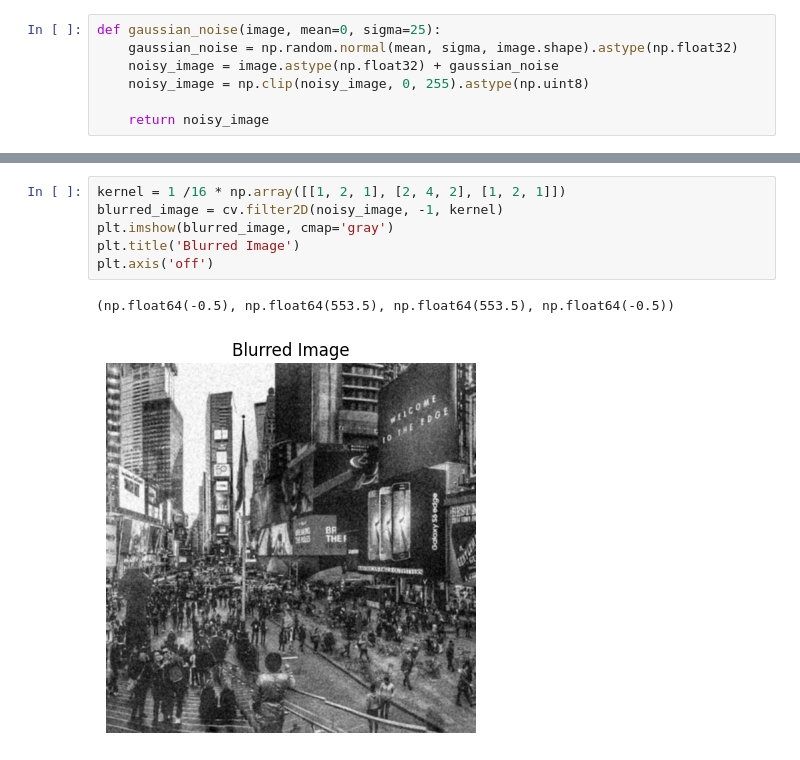
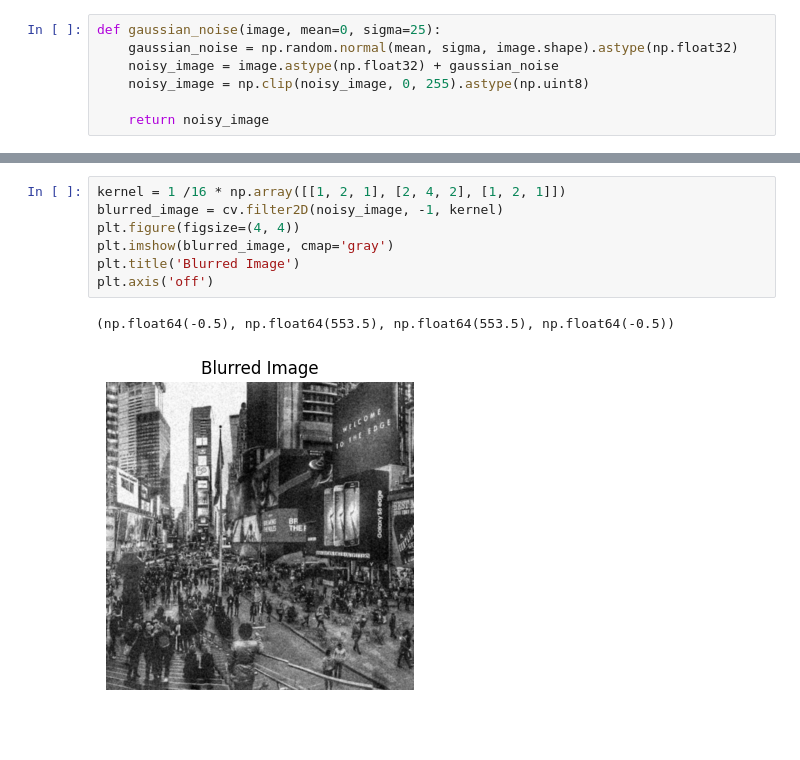
Before and after one commit to DarkDreamerr/CV-2026-H12, a Jupyter notebook: Experiment 4/gaussian.ipynb, the cells around one changed output, grey strips where cells are left out. Cells and saved outputs as stored; diff of their text form; blank space fills up the shorter version.

```diff
--- a/Experiment 4/gaussian.ipynb
+++ b/Experiment 4/gaussian.ipynb
@@ -38,12 +34,13 @@ plt.axis('off')
 # %%
 kernel = 1 /16 * np.array([[1, 2, 1], [2, 4, 2], [1, 2, 1]])
 blurred_image = cv.filter2D(noisy_image, -1, kernel)
+plt.figure(figsize=(4, 4))
 plt.imshow(blurred_image, cmap='gray')
 plt.title('Blurred Image')
 plt.axis('off')
 # %% [output]
 (np.float64(-0.5), np.float64(553.5), np.float64(553.5), np.float64(-0.5))
-[figure, old version]
+[figure, new version]
 # %%
 # gaussian filter using the formula
 def gaussian_filter(image, ksize = 7, sigma=1):
```
Also changed, not shown: parts of 5 cells of this notebook.
